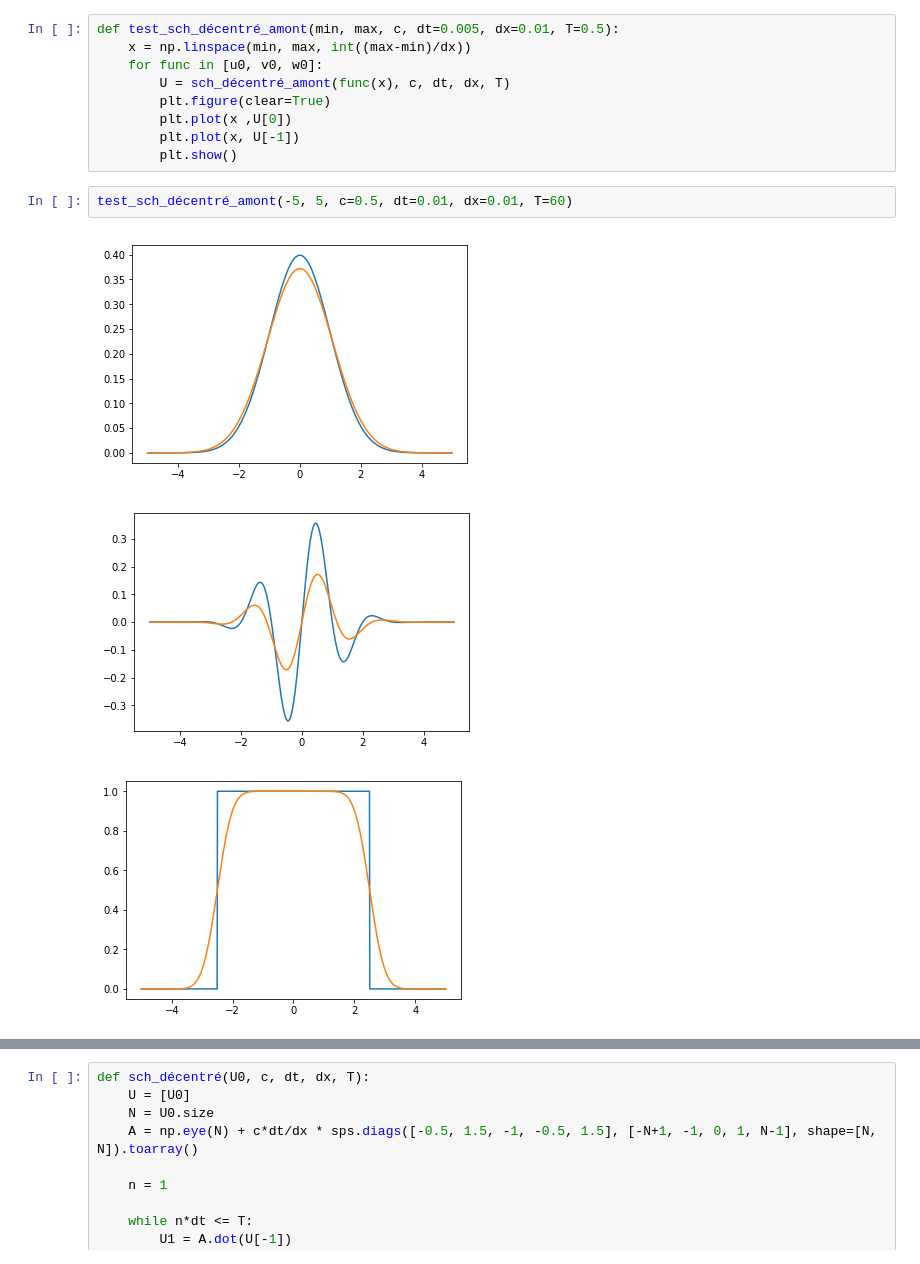
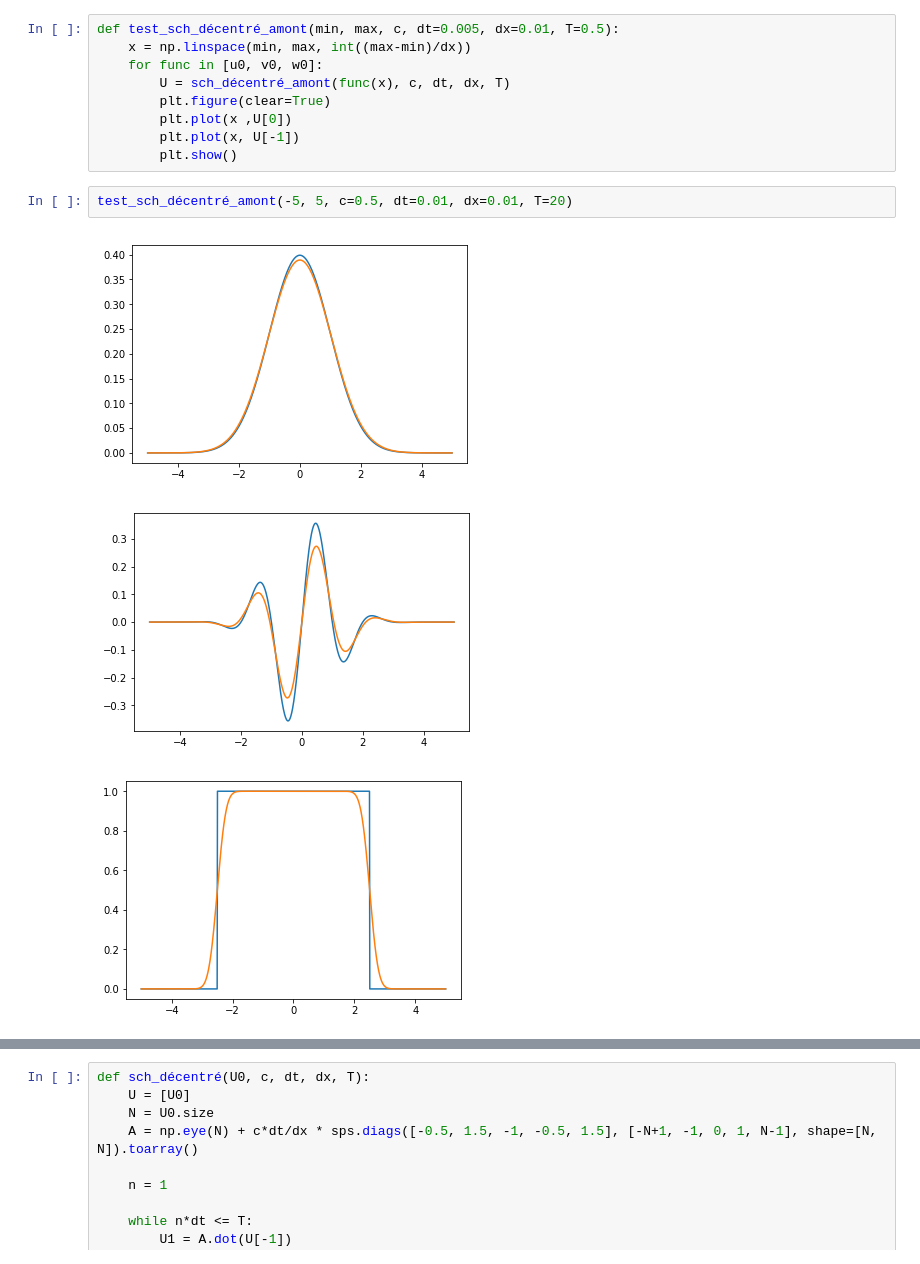
Before and after one commit to pjbenard/EDP_TP_2, a Jupyter notebook: TP2.ipynb, the cells around one changed output, grey strips where cells are left out. Drawn from its saved outputs; the diff is of its cells as text.

```diff
--- a/TP2.ipynb
+++ b/TP2.ipynb
@@ -63,8 +96,8 @@ def test_sch_décentré_amont(min, max, c, dt=0.005, dx=0.01, T=0.5):
         plt.plot(x, U[-1])
         plt.show()
 # %%
-test_sch_décentré_amont(-5, 5, c=0.5, dt=0.01, dx=0.01, T=60)
+test_sch_décentré_amont(-5, 5, c=0.5, dt=0.01, dx=0.01, T=20)
 # %% [output]
-[figure, old version]
+[figure, new version]
-[figure, old version]
+[figure, new version]
-[figure, old version]
+[figure, new version]
```
Also changed, not shown: parts of 14 cells of this notebook.
